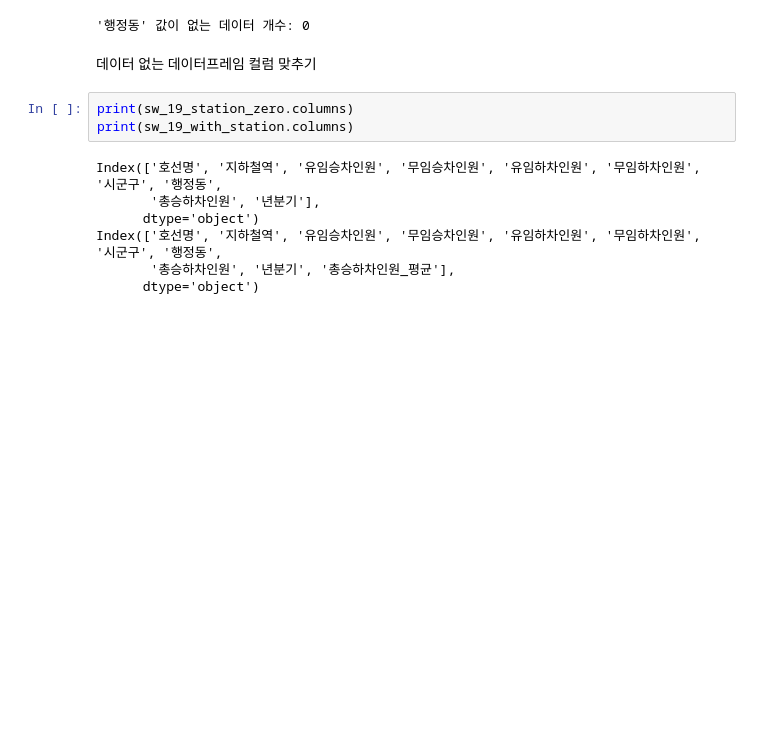
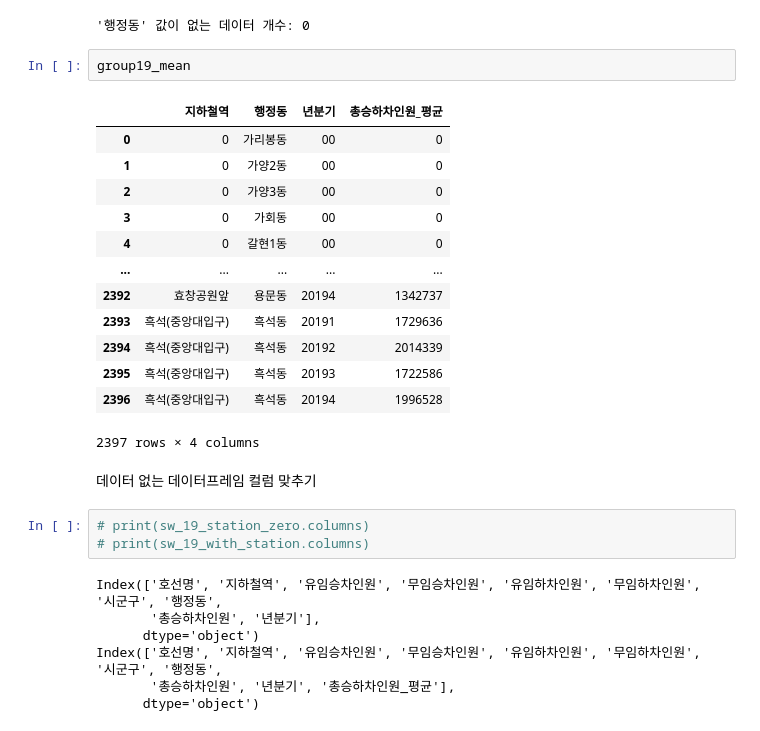
Before and after one commit to icehotcocoa/apt-project, a Jupyter notebook: JSW/re_subway_19_20_21.ipynb, the cells around one changed output. Saved outputs shown, nothing was run; the diff lists cells and outputs as text; blank space fills up the shorter version.

```diff
--- a/JSW/re_subway_19_20_21.ipynb
+++ b/JSW/re_subway_19_20_21.ipynb
@@ -722,11 +722,27 @@ missing_admin_dong = group19_mean['행정동'].isna().sum()
 print(f"'행정동' 값이 없는 데이터 개수: {missing_admin_dong}")
 # %% [output]
 '행정동' 값이 없는 데이터 개수: 0
+# %%
+group19_mean
+# %% [output]
+|  | 지하철역 | 행정동 | 년분기 | 총승하차인원_평균 |
+| 0 | 0 | 가리봉동 | 00 | 0 |
+| 1 | 0 | 가양2동 | 00 | 0 |
+| 2 | 0 | 가양3동 | 00 | 0 |
+| 3 | 0 | 가회동 | 00 | 0 |
+| 4 | 0 | 갈현1동 | 00 | 0 |
+| ... | ... | ... | ... | ... |
+| 2392 | 효창공원앞 | 용문동 | 20194 | 1342737 |
+| 2393 | 흑석(중앙대입구) | 흑석동 | 20191 | 1729636 |
+| 2394 | 흑석(중앙대입구) | 흑석동 | 20192 | 2014339 |
+| 2395 | 흑석(중앙대입구) | 흑석동 | 20193 | 1722586 |
+| 2396 | 흑석(중앙대입구) | 흑석동 | 20194 | 1996528 |
+2397 rows × 4 columns
 # %% [markdown]
 데이터 없는 데이터프레임 컬럼 맞추기
 # %%
-print(sw_19_station_zero.columns)
-print(sw_19_with_station.columns)
+# print(sw_19_station_zero.columns)
+# print(sw_19_with_station.columns)
 # %% [output]
 Index(['호선명', '지하철역', '유임승차인원', '무임승차인원', '유임하차인원', '무임하차인원', '시군구', '행정동',
        '총승하차인원', '년분기'],
```
Also changed, not shown: parts of 21 cells of this notebook.
